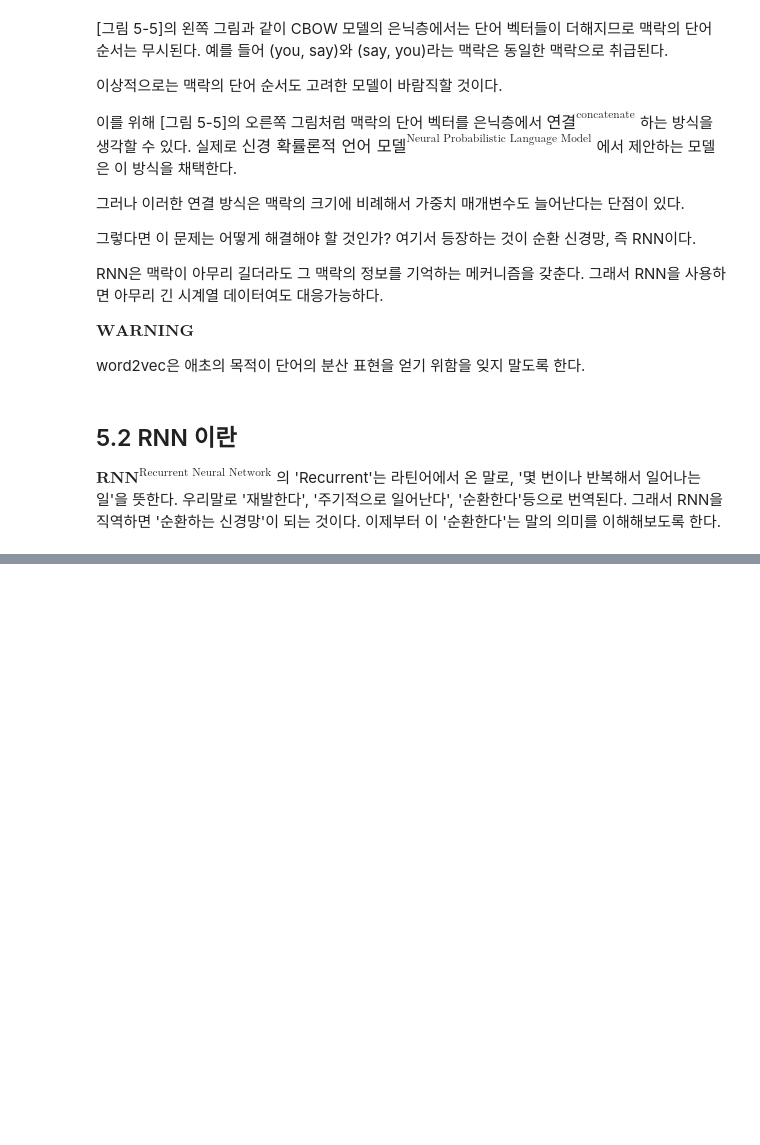
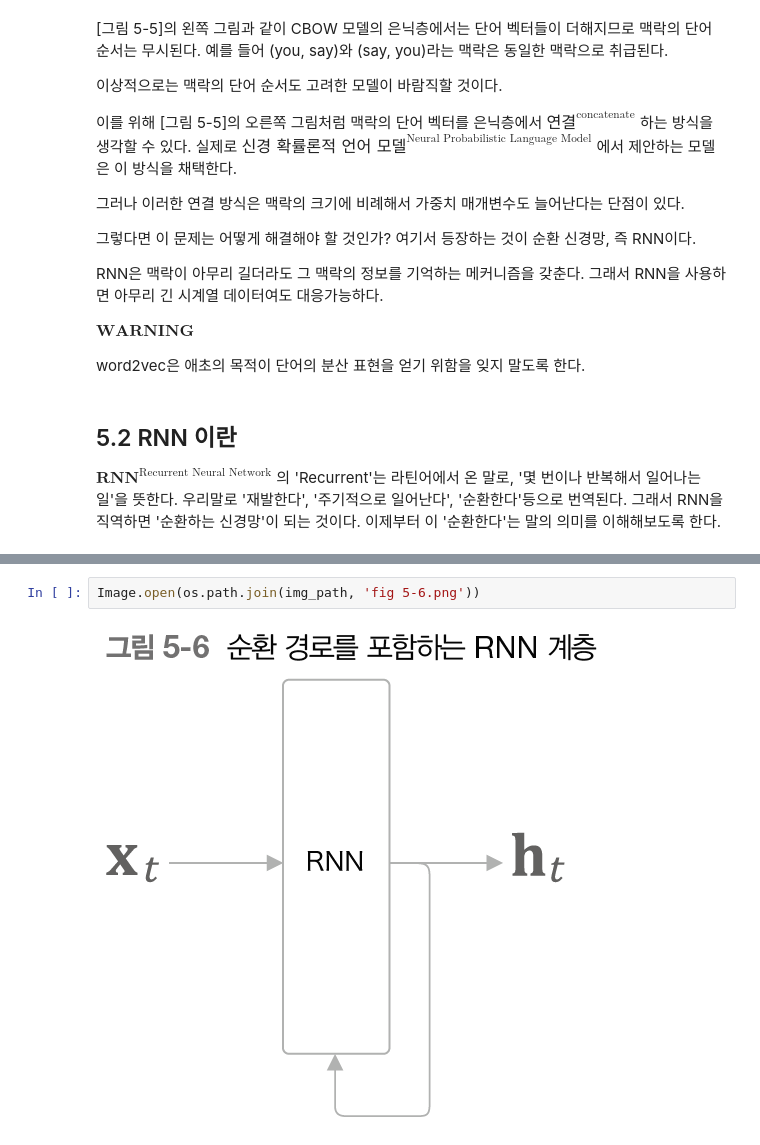
Before and after one commit to SeungChanBaek-stat/self_study, a Jupyter notebook: deep_learning_from_scratch/book_2/chapter05/chapter05.ipynb, the cells around one changed output, grey strips where cells are left out. Saved outputs shown, nothing was run; the diff lists cells and outputs as text; blank space fills up the shorter version.

```diff
--- a/deep_learning_from_scratch/book_2/chapter05/chapter05.ipynb
+++ b/deep_learning_from_scratch/book_2/chapter05/chapter05.ipynb
@@ -185,0 +200,4 @@ $\textbf{RNN}^{\text{Recurrent Neural Network}}$ 의 'Recurrent'는 라틴어에
+# %%
+Image.open(os.path.join(img_path, 'fig 5-6.png'))
+# %% [output]
+[figure, added]
```
Also changed, not shown: parts of 104 cells of this notebook, 9 other files.
